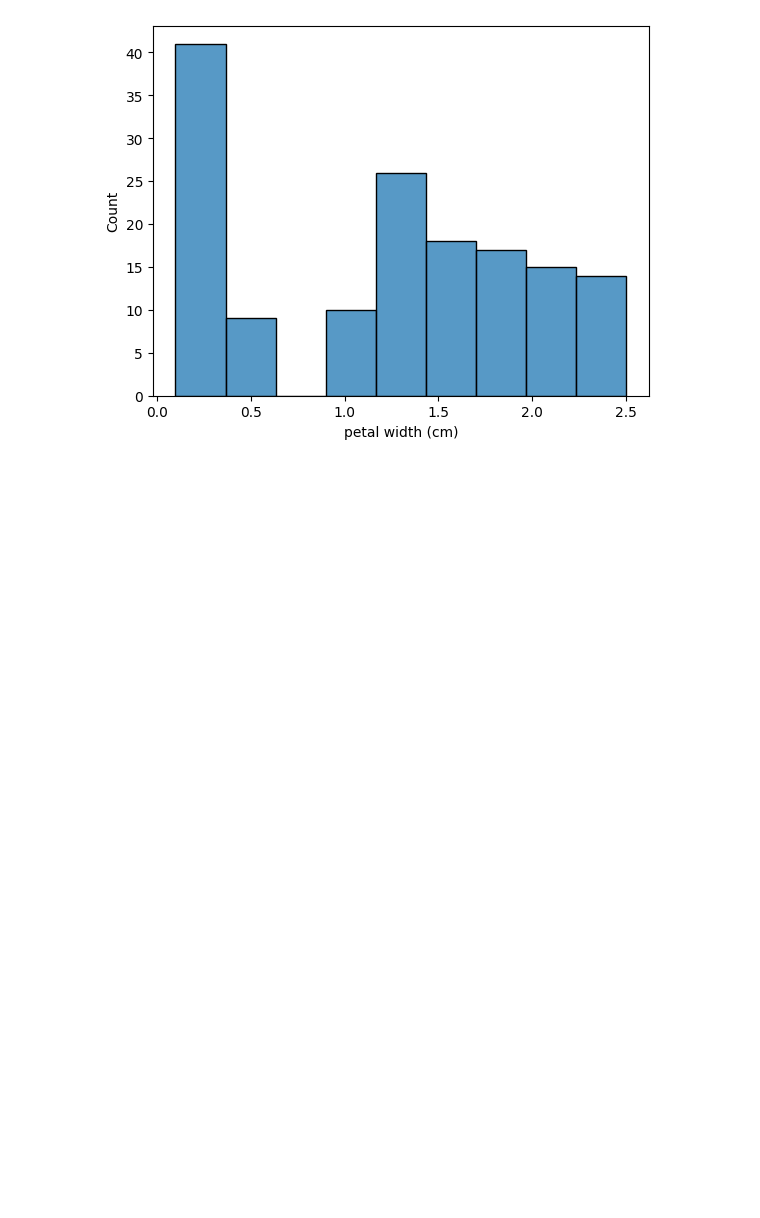
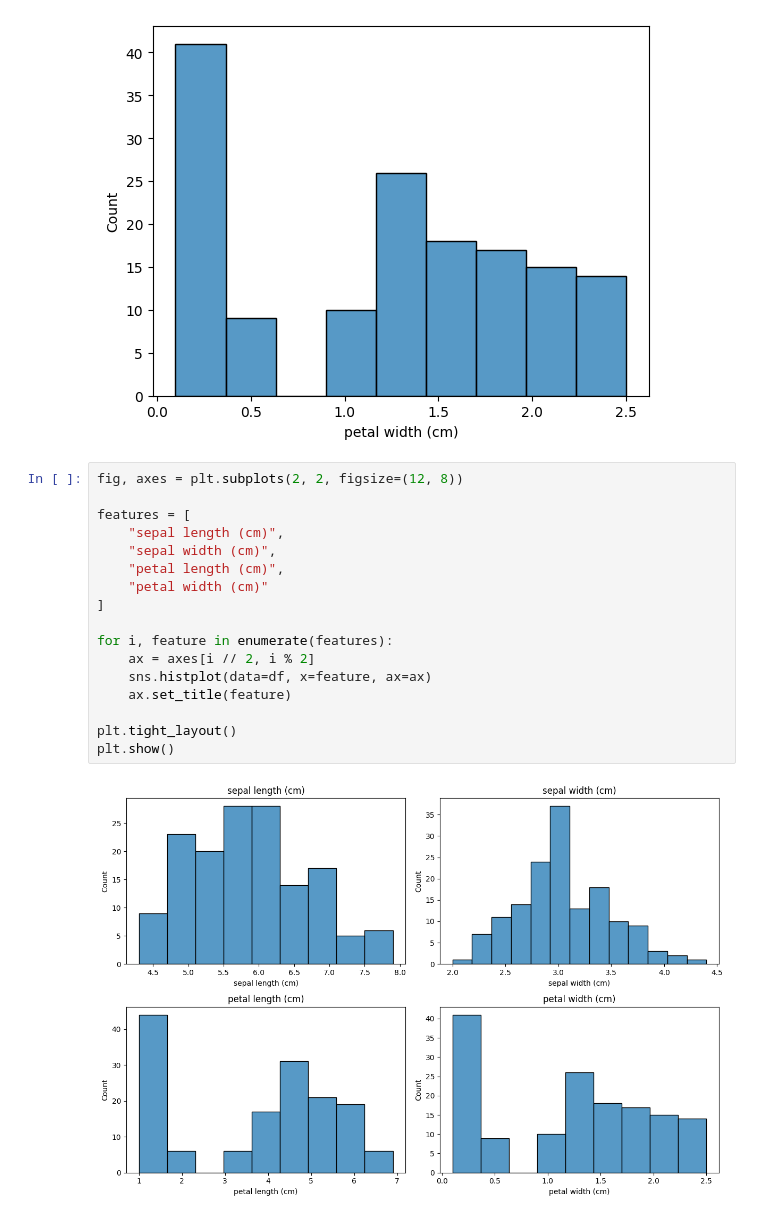
Before and after one commit to kartikeysharma2645/OIBSIP, a Jupyter notebook: DataScience-Task1-IrisFlowerClassification/IrisFlowerClassification.ipynb, the cells around one changed output. Cells and saved outputs as stored; diff of their text form; blank space fills up the shorter version.

Commit message:
Complete exploratory data analysis and histogram visualization

```diff
--- a/DataScience-Task1-IrisFlowerClassification/IrisFlowerClassification.ipynb
+++ b/DataScience-Task1-IrisFlowerClassification/IrisFlowerClassification.ipynb
@@ -194,3 +194,22 @@ sns.histplot(data=df, x="petal width (cm)")
 # %% [output]
 <Axes: xlabel='petal width (cm)', ylabel='Count'>
 [figure]
+# %%
+fig, axes = plt.subplots(2, 2, figsize=(12, 8))
+
+features = [
+    "sepal length (cm)",
+    "sepal width (cm)",
+    "petal length (cm)",
+    "petal width (cm)"
+]
+
+for i, feature in enumerate(features):
+    ax = axes[i // 2, i % 2]
+    sns.histplot(data=df, x=feature, ax=ax)
+    ax.set_title(feature)
+
+plt.tight_layout()
+plt.show()
+# %% [output]
+[figure, added]
```
